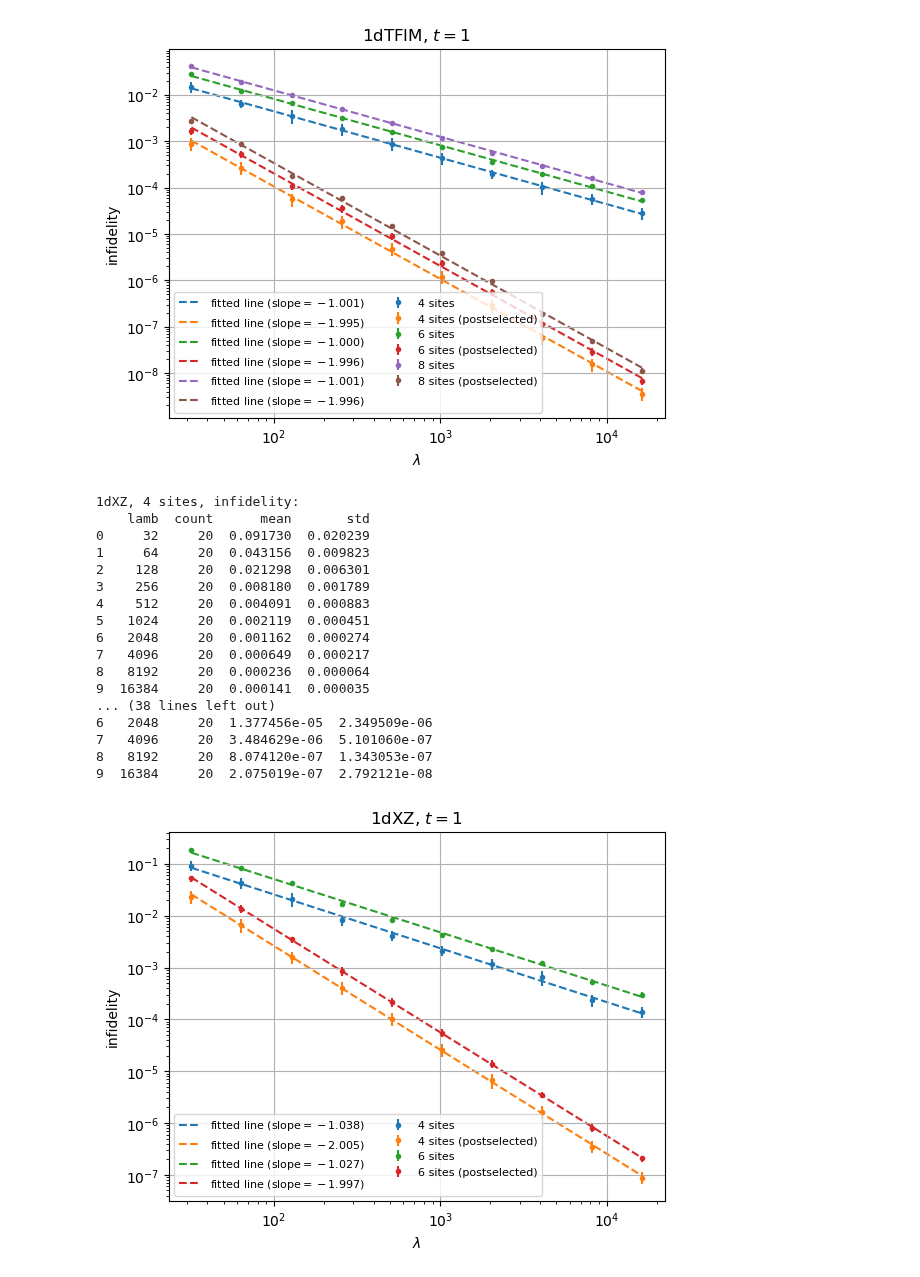
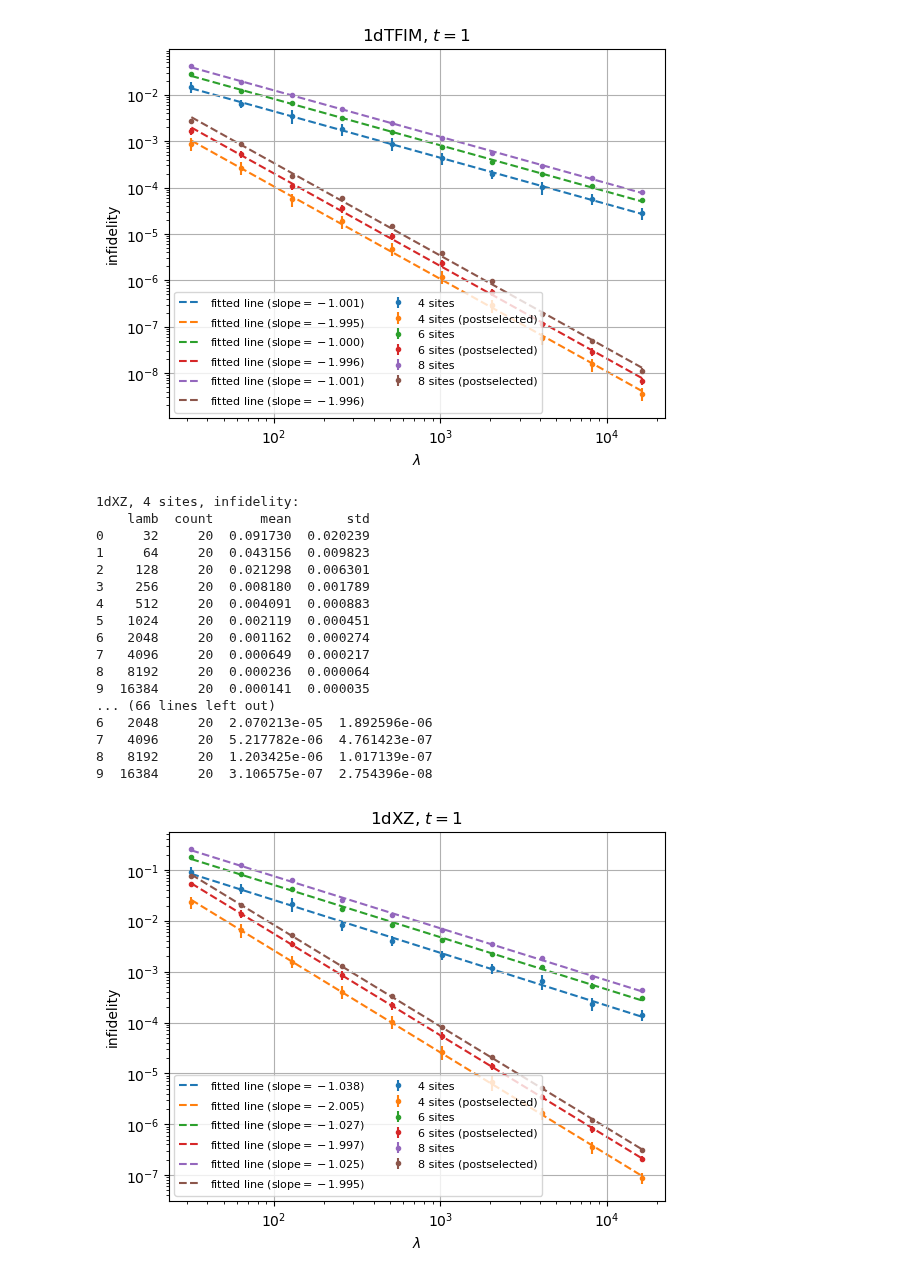
Before and after one commit to sqrta/ErrorSupression, a Jupyter notebook: use-dynamite/data/plot_sweep_lamb.ipynb, the cells around one changed output. Saved outputs shown, nothing was run; the diff lists cells and outputs as text; code cells hidden in the pictures.

Commit message:
update plot

```diff
--- a/use-dynamite/data/plot_sweep_lamb.ipynb
+++ b/use-dynamite/data/plot_sweep_lamb.ipynb
@@ -99,23 +99,23 @@ draw("1dTFIM",[2,3,4])
 9  16384     20  1.129845e-08  1.318833e-09
 [figure]
 # %%
-draw("1dXZ",[2,3])
+draw("1dXZ",[2,3,4])
 # %% [output]
 1dXZ, 4 sites, infidelity:
     lamb  count      mean       std
 0     32     20  0.091730  0.020239
 1     64     20  0.043156  0.009823
 2    128     20  0.021298  0.006301
 3    256     20  0.008180  0.001789
 4    512     20  0.004091  0.000883
 5   1024     20  0.002119  0.000451
 6   2048     20  0.001162  0.000274
 7   4096     20  0.000649  0.000217
 8   8192     20  0.000236  0.000064
 9  16384     20  0.000141  0.000035
-... (38 lines left out)
-6   2048     20  1.377456e-05  2.349509e-06
-7   4096     20  3.484629e-06  5.101060e-07
-8   8192     20  8.074120e-07  1.343053e-07
-9  16384     20  2.075019e-07  2.792121e-08
+... (66 lines left out)
+6   2048     20  2.070213e-05  1.892596e-06
+7   4096     20  5.217782e-06  4.761423e-07
+8   8192     20  1.203425e-06  1.017139e-07
+9  16384     20  3.106575e-07  2.754396e-08
-[figure, old version]
+[figure, new version]
```
